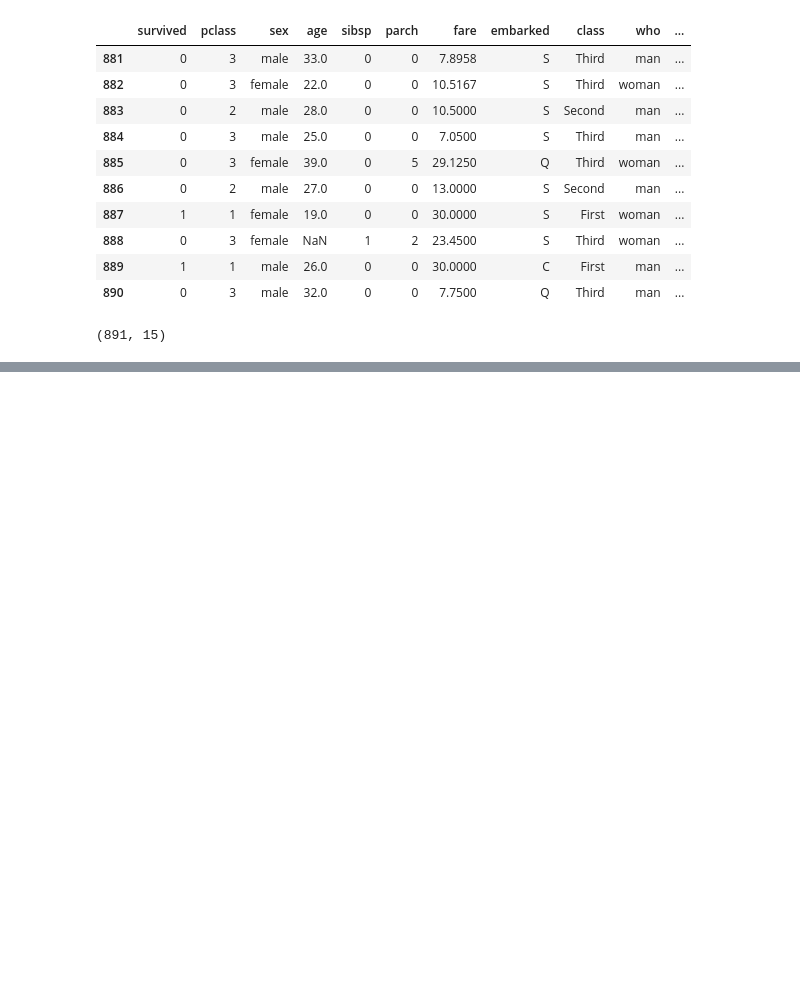
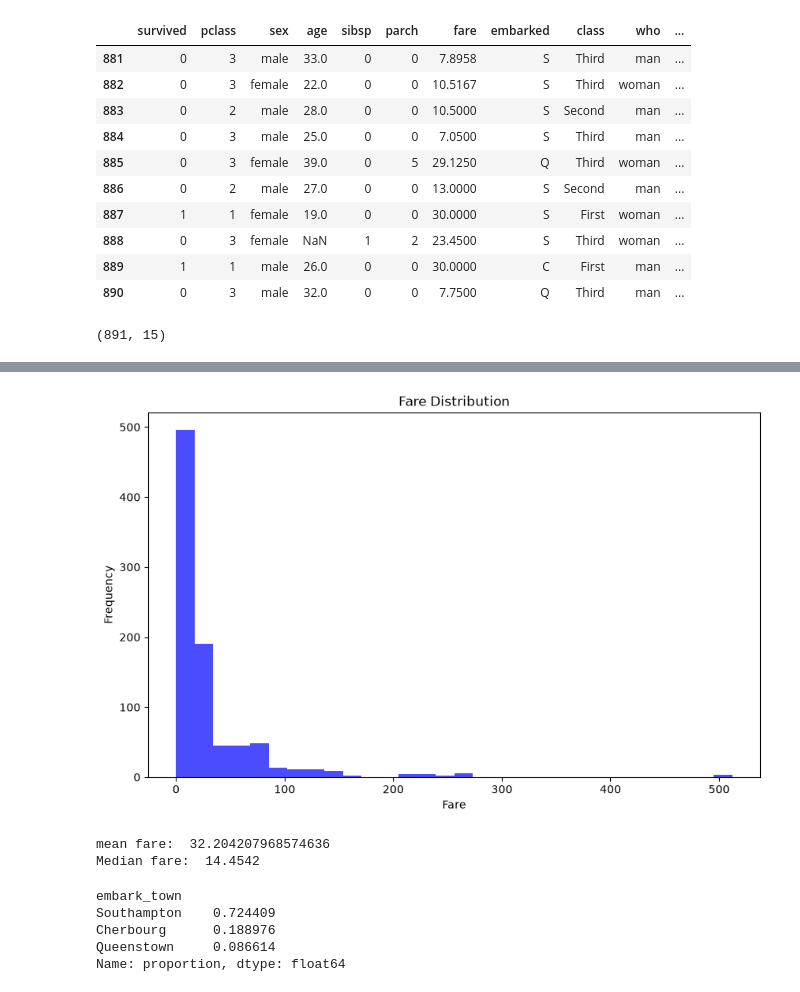
Before and after one commit to TangoRomeo80/Python-D-Summer-25-26, a Jupyter notebook: Final/data-processing.ipynb, the cells around one changed output, grey strips where cells are left out. Drawn from its saved outputs; the diff is of its cells as text; code cells hidden in the pictures; blank space fills up the shorter version.

```diff
--- a/Final/data-processing.ipynb
+++ b/Final/data-processing.ipynb
@@ -47,0 +127,27 @@ print(df.shape) # Shows the number of rows and columns
+# %%
+# Plot the fare distribution
+plt.figure(figsize=(10, 6))
+plt.hist(df['fare'], bins=30, color='blue', alpha=0.7)
+plt.title('Fare Distribution')
+plt.xlabel('Fare')
+plt.ylabel('Frequency')
+plt.show()
+# %% [output]
+[figure, added]
+# %%
+print('mean fare: ', df['fare'].mean())
+print('Median fare: ', df['fare'].median())
+# %% [output]
+mean fare:  32.204207968574636
+Median fare:  14.4542
+# %%
+# Exploration of categorical columns
+# print(df['embark_town'].value_counts()) # Shows the count of each unique value in the 'embark_town' column
+# print(df['embark_town'].value_counts(dropna=False)) # Shows the count of each unique value in the 'embark_town' column including NaN values
+print(df['embark_town'].value_counts(normalize=True)) # Shows the proportion of each unique value in the 'embark_town' column
+# %% [output]
+embark_town
+Southampton    0.724409
+Cherbourg      0.188976
+Queenstown     0.086614
+Name: proportion, dtype: float64
```
Also changed, not shown: parts of 8 cells of this notebook.
